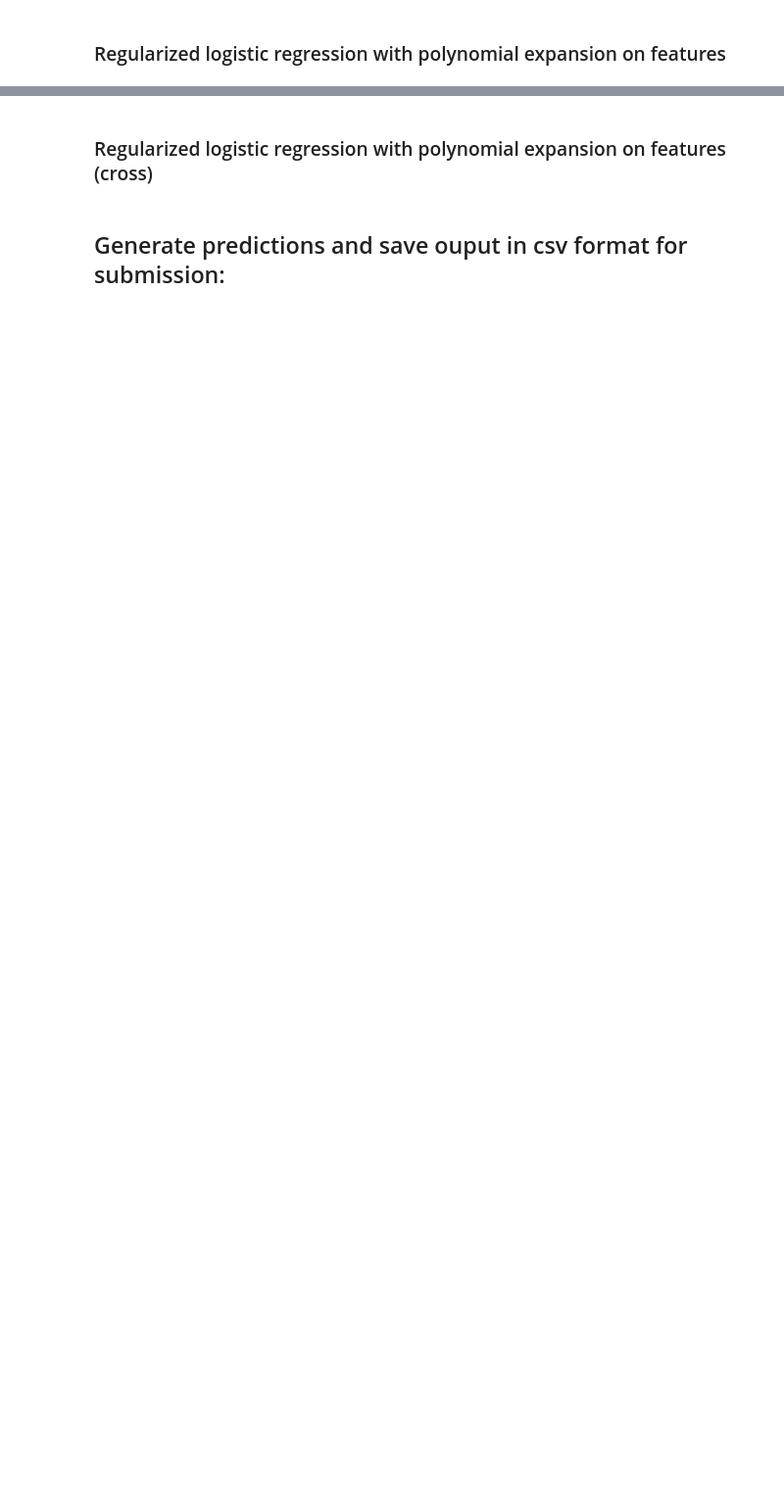
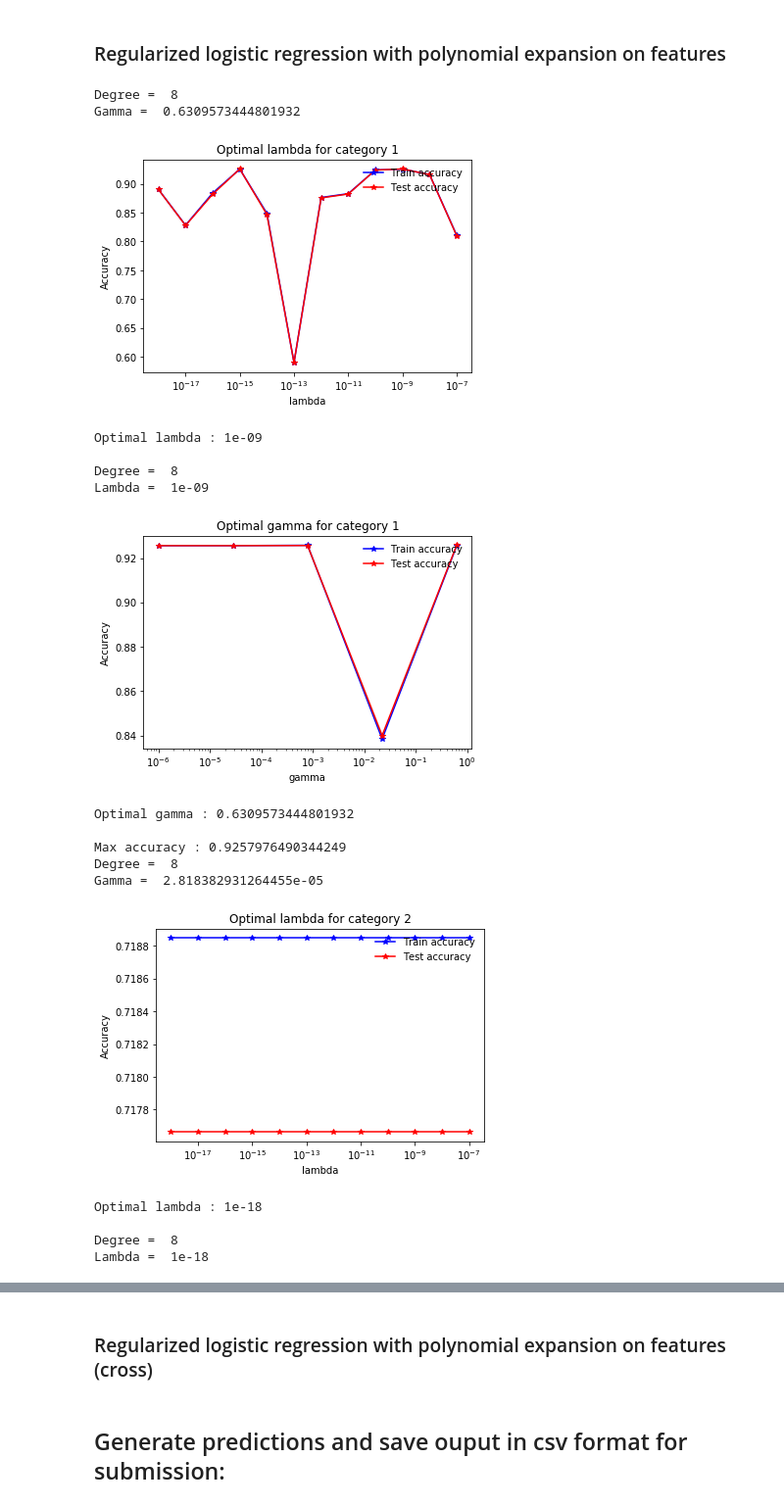
Before and after one commit to jlabhard/ML_course, a Jupyter notebook: projects/project1/scripts/project1.ipynb, the cells around one changed output, grey strips where cells are left out. Shown at 98% size. Saved outputs shown, nothing was run; the diff lists cells and outputs as text; code cells hidden in the pictures; blank space fills up the shorter version.

```diff
--- a/projects/project1/scripts/project1.ipynb
+++ b/projects/project1/scripts/project1.ipynb
@@ -444,4 +570,23 @@ W, X_poly, optimal_degree, optimal_lambda, optimal_gamma, accuracy = analyze_met
 # %% [markdown]
 ### Regularized logistic regression with polynomial expansion on features
 # %%
-W, X_poly, optimal_degree, optimal_lambda, optimal_gamma, accuracy = analyze_method(methods["reg_logistic_regression"], X_normalized, y, masks,  degrees = np.arange(5, 9),gammas = np.logspace(-10, -0.2, 4), max_iters = 50, name = "category ")
+W, X_poly, optimal_degree, optimal_lambda, optimal_gamma, accuracy = analyze_method(methods["reg_logistic_regression"], X_normalized, y, masks,  degrees = [8],  lambdas = np.logspace(-18, -7, 12), gammas = np.logspace(-6, -0.2, 5), max_iters = 50, name = "category ")
+# %% [output]
+Degree =  8
+Gamma =  0.6309573444801932
+[figure, added]
+Optimal lambda : 1e-09
+
+Degree =  8
+Lambda =  1e-09
+[figure, added]
+Optimal gamma : 0.6309573444801932
+
+Max accuracy : 0.9257976490344249
+Degree =  8
+Gamma =  2.818382931264455e-05
+[figure, added]
+Optimal lambda : 1e-18
+
+Degree =  8
+Lambda =  1e-18
```
Also changed, not shown: parts of 13 cells of this notebook, 3 other files.
